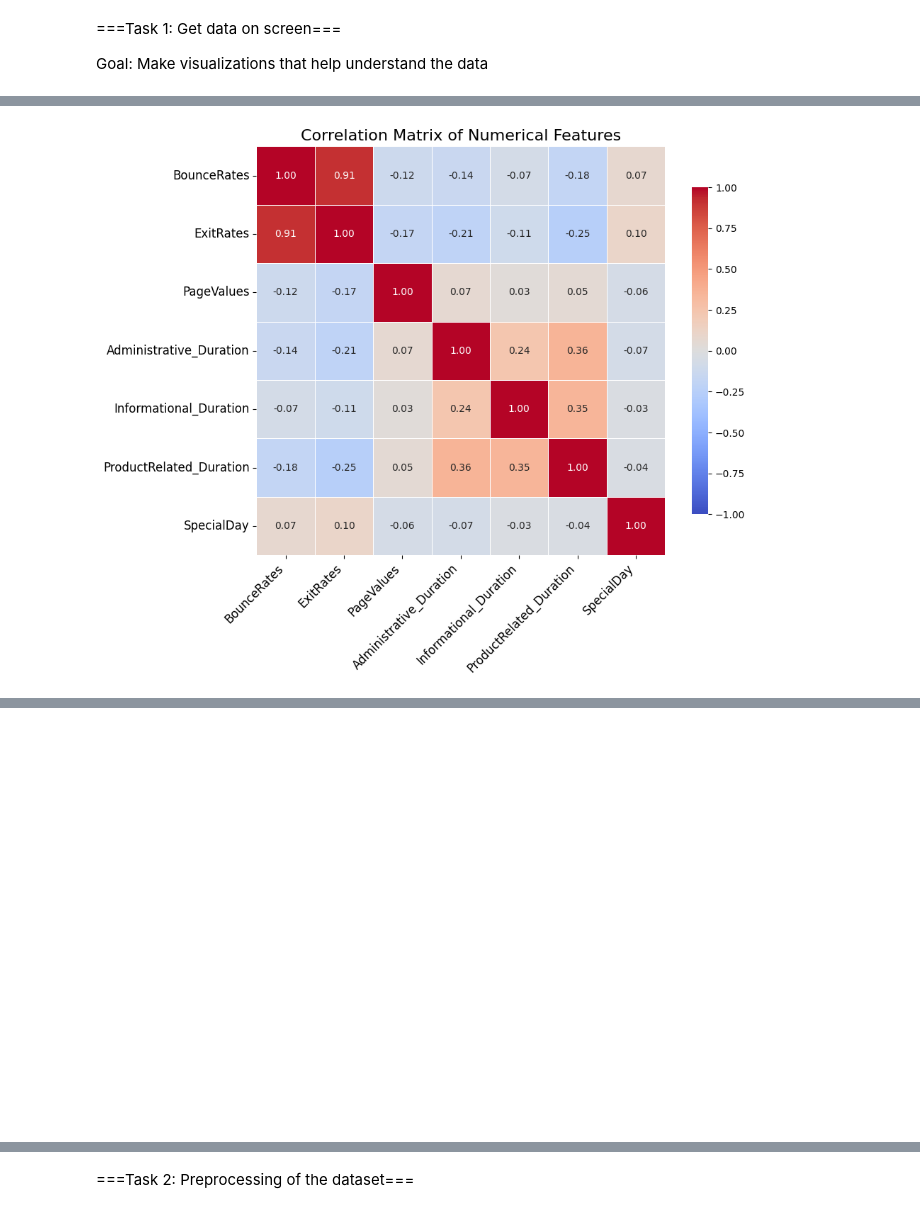
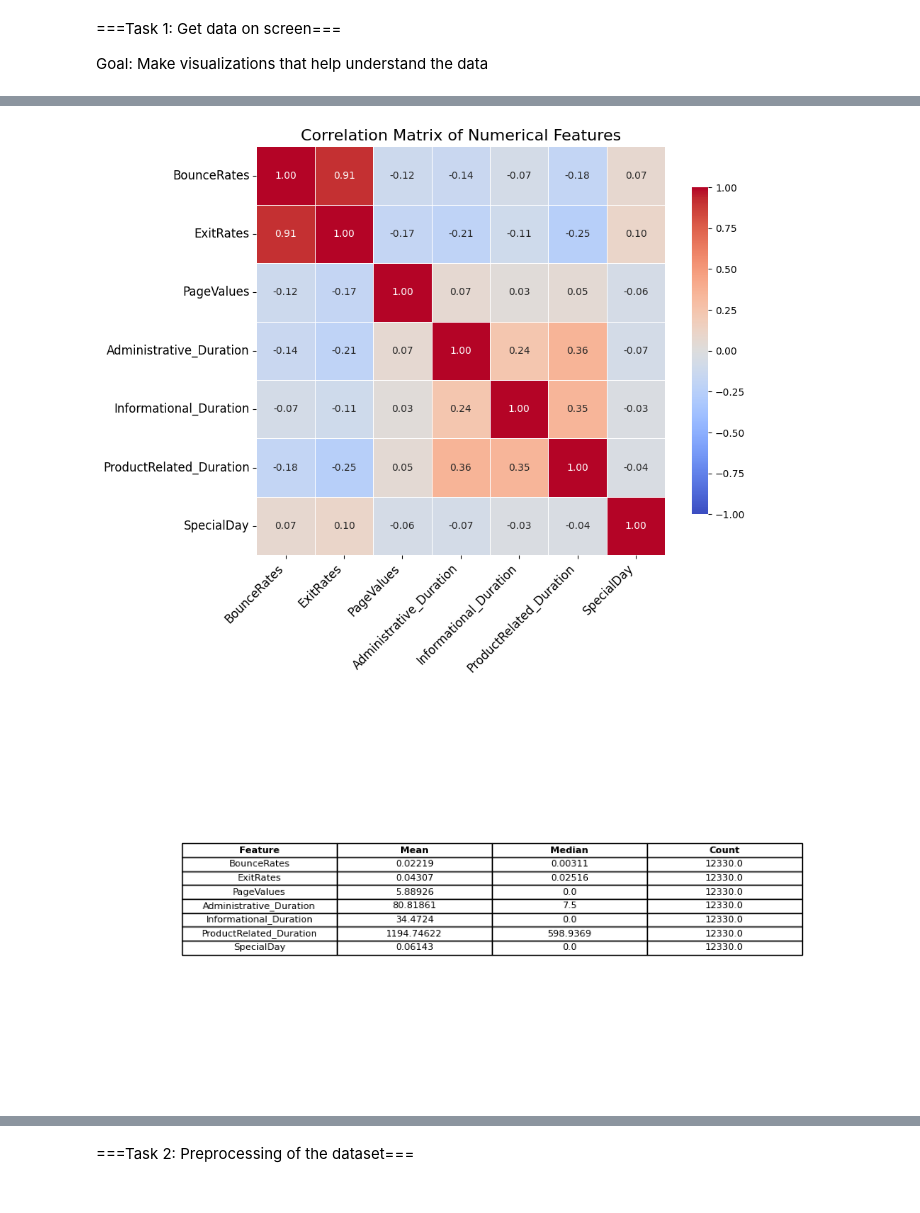
Before and after one commit to GijsKUU/DA2, a Jupyter notebook: DA2notebook.ipynb, the cells around one changed output, grey strips where cells are left out. Drawn from its saved outputs; the diff is of its cells as text; code cells hidden in the pictures.

```diff
--- a/DA2notebook.ipynb
+++ b/DA2notebook.ipynb
@@ -174,7 +174,7 @@ ax.axis('off')
 
 
 # Add the table to the plot
-tbl = table(ax, overall_summary, loc='center', cellLoc='center', colWidths=[0.2]*len(overall_summary.columns))
+tbl = ax.table(cellText=overall_summary.values, colLabels=overall_summary.columns, loc='center', cellLoc='center', colWidths=[0.2]*len(overall_summary.columns))
 
 
 # Make column headers bold
@@ -308 +309,2 @@ fig.show()
 [figure]
+[figure, new version]
@@ -310 +329,0 @@ NameError: name 'table' is not defined
-[figure, old version]
```
Also changed, not shown: parts of 9 cells of this notebook.
